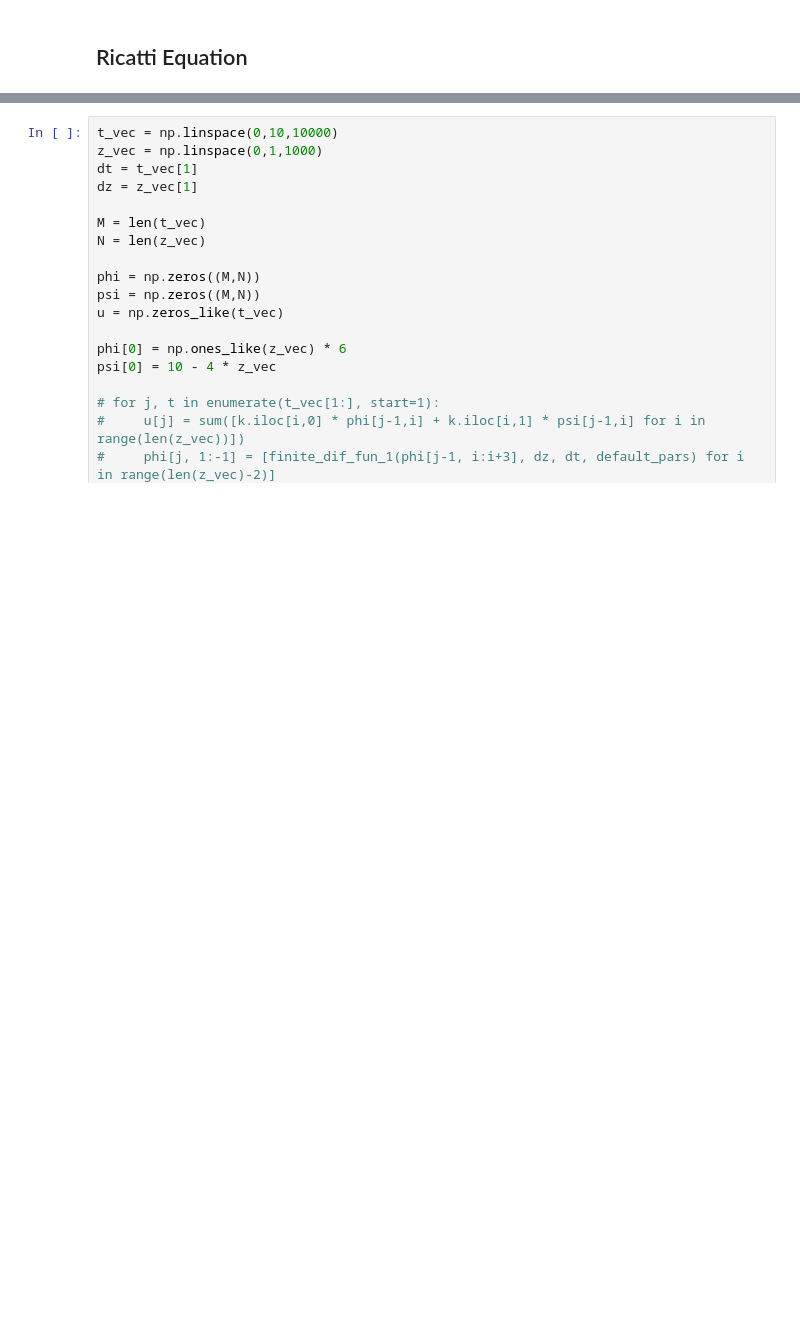
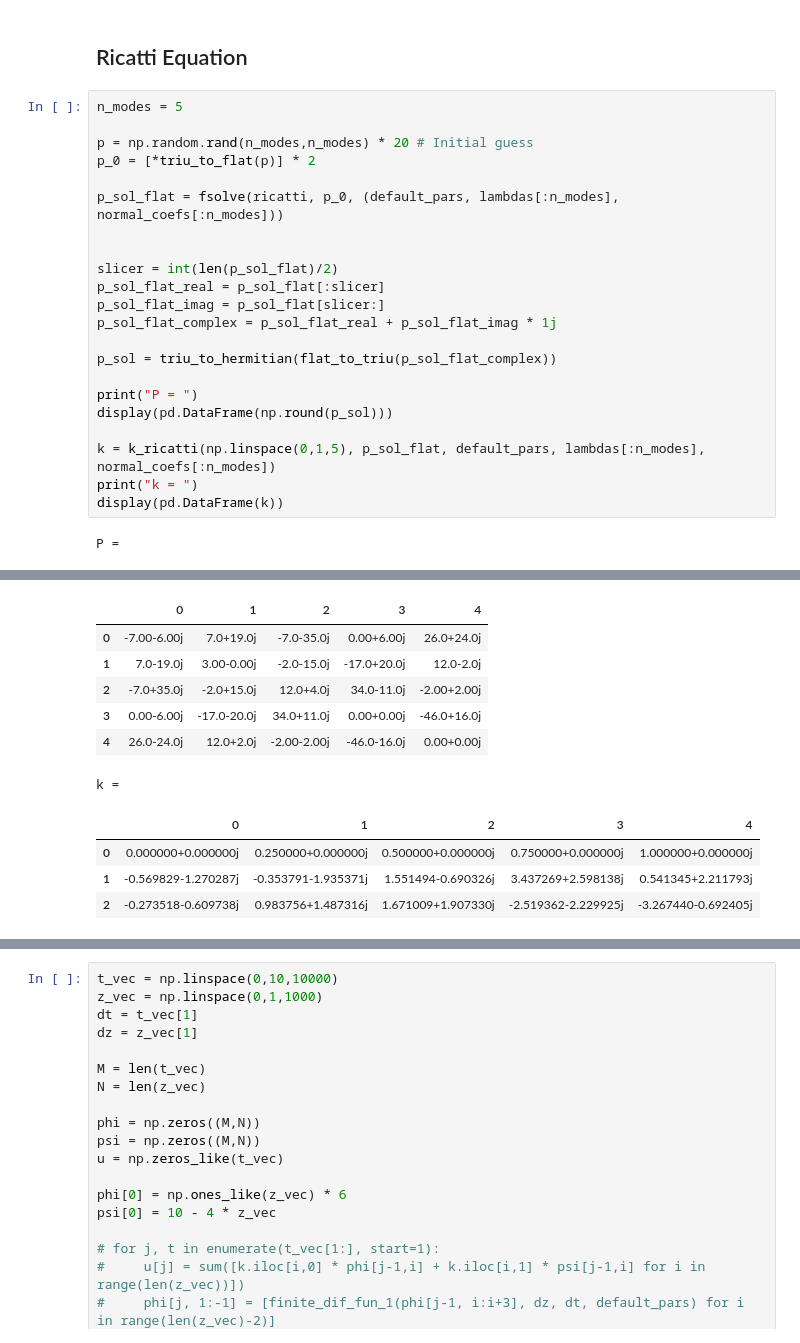
Before and after one commit to behradmoadeli/pfr_isothermal_recycle_delay_optimal, a Jupyter notebook: reports/BehradPaper.ipynb, the cells around one changed output, grey strips where cells are left out. Saved outputs shown, nothing was run; the diff lists cells and outputs as text; blank space fills up the shorter version.

Commit message:
fixed some issues work on new eigvals ricatti does not converge

```diff
--- a/reports/BehradPaper.ipynb
+++ b/reports/BehradPaper.ipynb
@@ -611,2 +634,26 @@ plt.show()
 # %% [markdown]
 ## Ricatti Equation
+# %%
+n_modes = 5
+
+p = np.random.rand(n_modes,n_modes) * 20 # Initial guess
+p_0 = [*triu_to_flat(p)] * 2
+
+p_sol_flat = fsolve(ricatti, p_0, (default_pars, lambdas[:n_modes], normal_coefs[:n_modes]))
+
+
+slicer = int(len(p_sol_flat)/2)
+p_sol_flat_real = p_sol_flat[:slicer]
+p_sol_flat_imag = p_sol_flat[slicer:]
+p_sol_flat_complex = p_sol_flat_real + p_sol_flat_imag * 1j
+
+p_sol = triu_to_hermitian(flat_to_triu(p_sol_flat_complex))
+
+print("P = ")
+display(pd.DataFrame(np.round(p_sol)))
+
+k = k_ricatti(np.linspace(0,1,5), p_sol_flat, default_pars, lambdas[:n_modes], normal_coefs[:n_modes])
+print("k = ")
+display(pd.DataFrame(k))
+# %% [output]
+P =
@@ -613 +661,12 @@ plt.show()
+|  | 0 | 1 | 2 | 3 | 4 |
+| 0 | -7.00-6.00j | 7.0+19.0j | -7.0-35.0j | 0.00+6.00j | 26.0+24.0j |
+| 1 | 7.0-19.0j | 3.00-0.00j | -2.0-15.0j | -17.0+20.0j | 12.0-2.0j |
+| 2 | -7.0+35.0j | -2.0+15.0j | 12.0+4.0j | 34.0-11.0j | -2.00+2.00j |
+| 3 | 0.00-6.00j | -17.0-20.0j | 34.0+11.0j | 0.00+0.00j | -46.0+16.0j |
+| 4 | 26.0-24.0j | 12.0+2.0j | -2.00-2.00j | -46.0-16.0j | 0.00+0.00j |
+k =
+|  | 0 | 1 | 2 | 3 | 4 |
+| 0 | 0.000000+0.000000j | 0.250000+0.000000j | 0.500000+0.000000j | 0.750000+0.000000j | 1.000000+0.000000j |
+| 1 | -0.569829-1.270287j | -0.353791-1.935371j | 1.551494-0.690326j | 3.437269+2.598138j | 0.541345+2.211793j |
+| 2 | -0.273518-0.609738j | 0.983756+1.487316j | 1.671009+1.907330j | -2.519362-2.229925j | -3.267440-0.692405j |
 # %%
```
Also changed, not shown: parts of 11 cells of this notebook, 3 other files.
